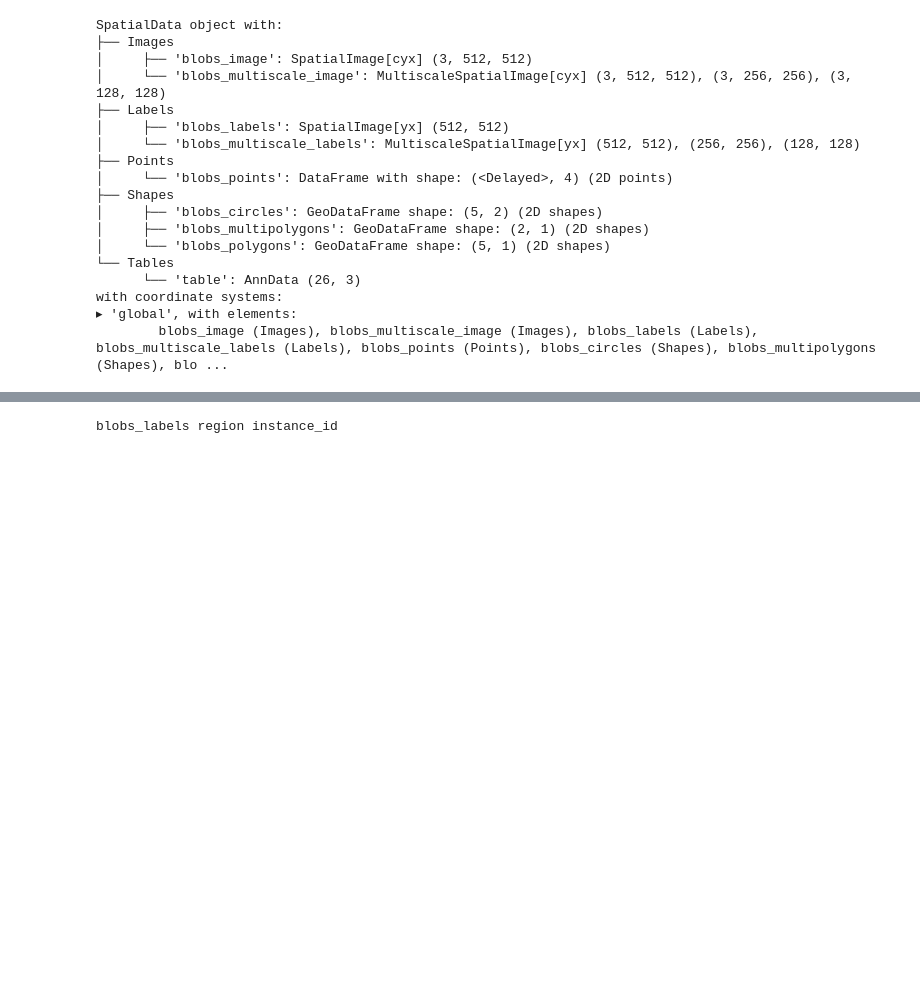
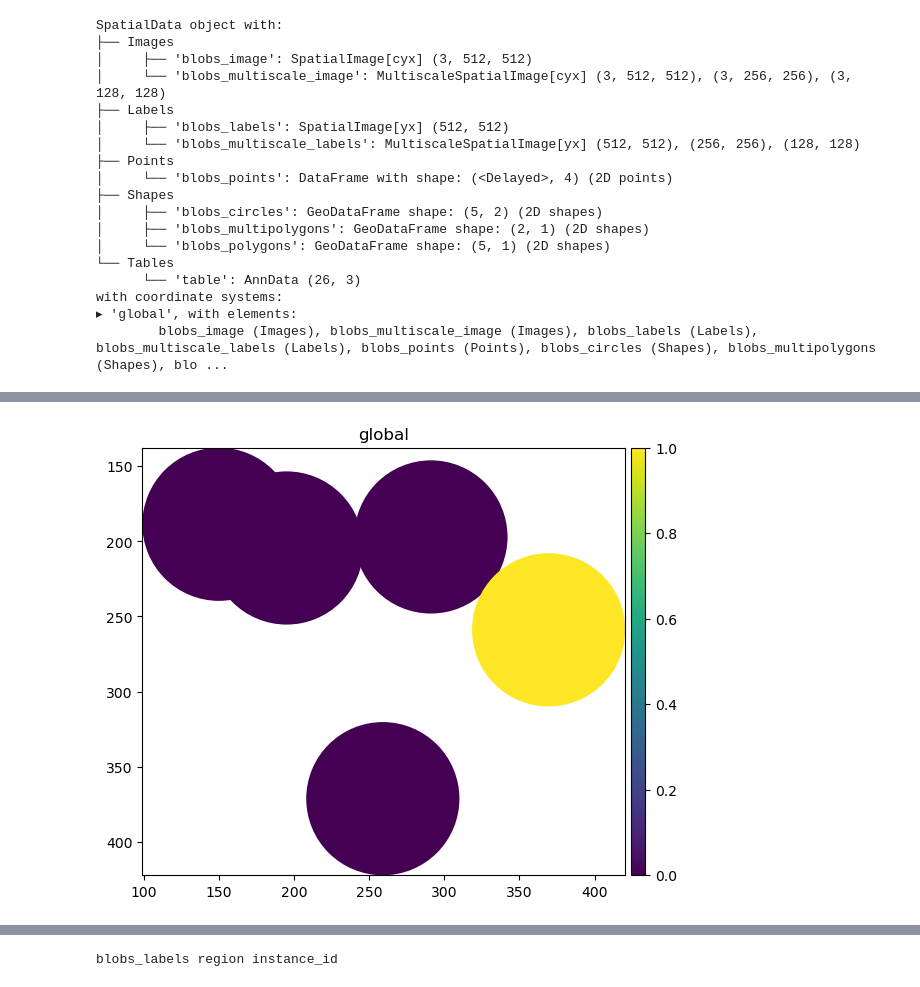
Before and after one commit to scverse/spatialdata-notebooks, a Jupyter notebook: notebooks/examples/tables.ipynb, the cells around one changed output, grey strips where cells are left out. Saved outputs shown, nothing was run; the diff lists cells and outputs as text; code cells hidden in the pictures; blank space fills up the shorter version.

```diff
--- a/notebooks/examples/tables.ipynb
+++ b/notebooks/examples/tables.ipynb
@@ -39,0 +85,3 @@ with coordinate systems:
+# %%
+sdata["blobs_circles"]["my_value"] = [0, 0, 0, 0, 1]
+sdata["blobs_circles"]
@@ -39,0 +95,6 @@ with coordinate systems:
+# %%
+import spatialdata_plot
+
+sdata.pl.render_shapes("blobs_circles", color="my_value").pl.show()
+# %% [output]
+[figure, added]
```
Also changed, not shown: parts of 47 cells of this notebook.
